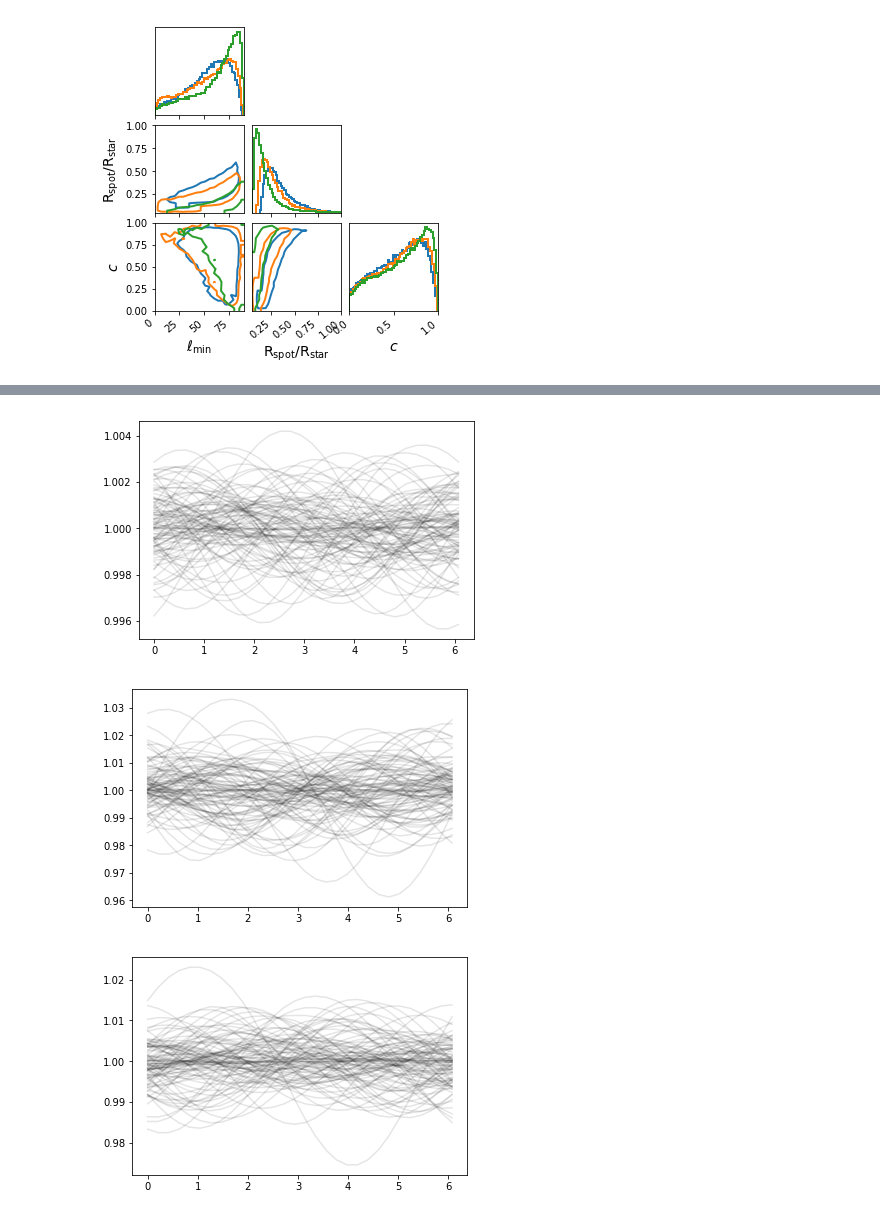
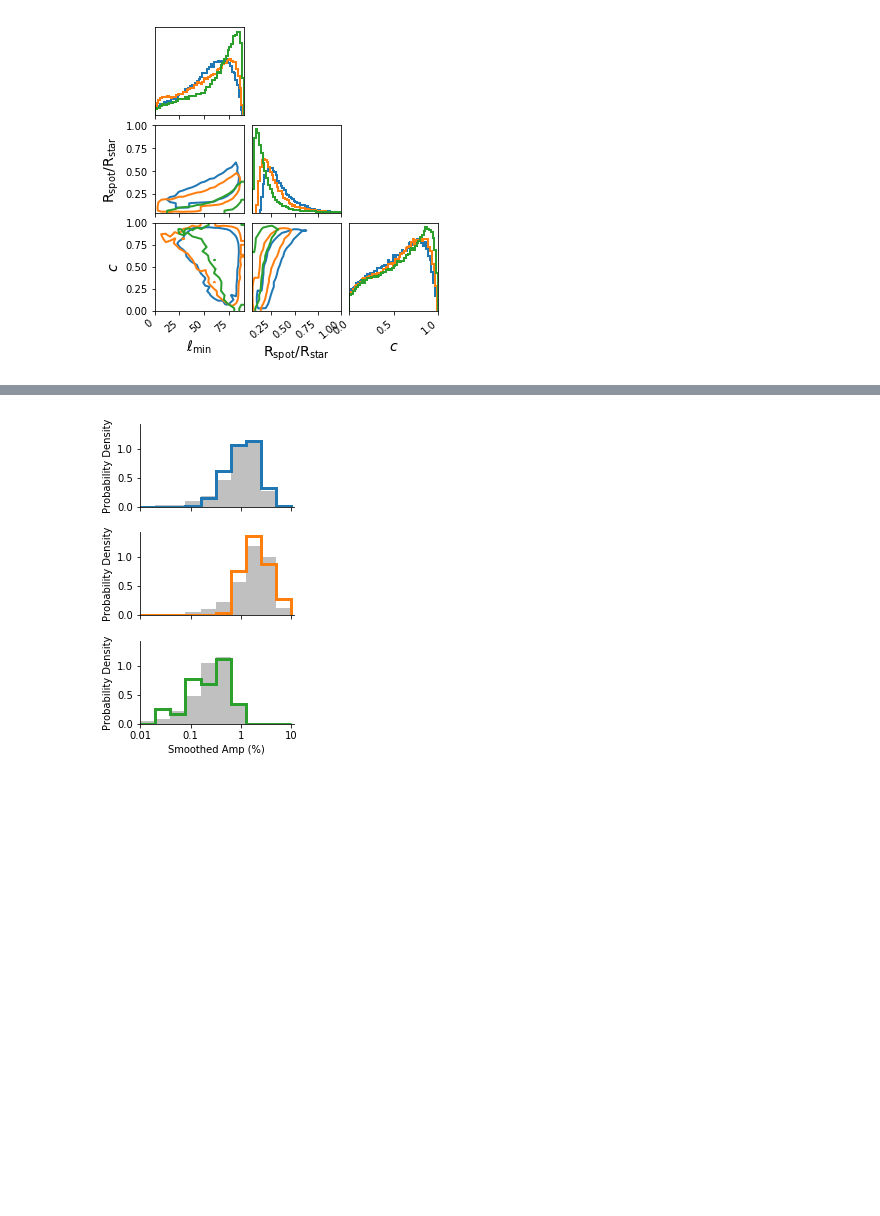
Before and after one commit to bmorris3/zeitsprung, a Jupyter notebook: fleck_inflated_pop_ABC_fast.ipynb, the cells around one changed output, grey strips where cells are left out. Saved outputs shown, nothing was run; the diff lists cells and outputs as text; code cells hidden in the pictures; blank space fills up the shorter version.

```diff
--- a/fleck_inflated_pop_ABC_fast.ipynb
+++ b/fleck_inflated_pop_ABC_fast.ipynb
@@ -10,6 +10,8 @@ Load observed smoothed-amplitude distribution for comparison, plot it:
 # %%
 #amps_fast = 2 * np.loadtxt('data/amps_fast.txt')
 amps_fast = 2 * np.loadtxt('data/cluster_fast.txt')
+amps_slow = 2 * np.loadtxt('data/cluster_slow.txt')
+amps_superfast = 2 * np.loadtxt('data/cluster_superfast.txt')
 # %%
 def norm_hist(x):
     n_bins = 10
@@ -282,20 +294,46 @@ for k in range(len(all_samples)):
 results = Table(rows=table_rows, names='Sample $\ell_{min}$ $R_{spot}/R_{star}$ $c$'.split())
 results.write('data/abc_results.tex', overwrite=True)
 # %%
+binrange = np.log10([0.01, 10]) #[-4, 3] # [0, 8]
+
+
+all_samples = [samples_slow,
+               samples_fast,
+               samples_superfast]
+
+measured_amps = [amps_slow,
+                 amps_fast,
+                 amps_superfast]
+
+colors = ['C0', 'C1', 'C2']
+
+fig, ax = plt.subplots(3, 1, figsize=(3, 5), sharex=True, sharey=True)
+
 for k in range(len(all_samples)):
     min_lat, rspot, c = np.median(all_samples[k], axis=0)
-
-    n_inclinations = 100
+    n_inclinations = 5000
     n_spots = 3
     rads = rspot * np.ones((n_spots, n_inclinations))
     lats = ((90 - min_lat)*np.random.rand(n_spots, n_inclinations) + min_lat) * u.deg
     lons = 360 * np.random.rand(n_spots, n_inclinations) * u.deg
     incs = (180*np.random.rand(n_inclinations) - 90) * u.deg
 
     lcs = stars.light_curves(lons, lats, rads, incs)
-    plt.plot(stars.phases, lcs, color='k', alpha=0.1)
-    plt.show()
+    ax[k].hist(np.log10(100 * lcs.ptp(axis=0)), range=binrange, density=True, histtype='stepfilled', lw=3, color='silver')
+    ax[k].hist(np.log10(measured_amps[k]), range=binrange, density=True, histtype='step', lw=3, color=colors[k])
+
+    for s in ['right', 'top']:
+        ax[k].spines[s].set_visible(False)
+
+    ax[k].set_xlim(np.log10([0.01, 10]))
+    xticks = np.array(ax[k].get_xticks())
+    ax[k].set_xticks(xticks)
+    ax[k].set_xticklabels(["{0:.2g}".format(i) for i in 10**xticks])
+    ax[k].set_ylabel('Probability Density')
+    ax[k].set_xlim(np.log10([0.01, 11]))
+ax[-1].set_xlabel("Smoothed Amp (%)")
+fig.tight_layout()
+fig.savefig('plots/model_smamps.pdf', bbox_inches='tight')
+plt.show()
 # %% [output]
-[figure, old version]
+[figure, new version]
-[figure, removed]
-[figure, removed]
```
Also changed, not shown: parts of 3 cells of this notebook, 2 other files.
